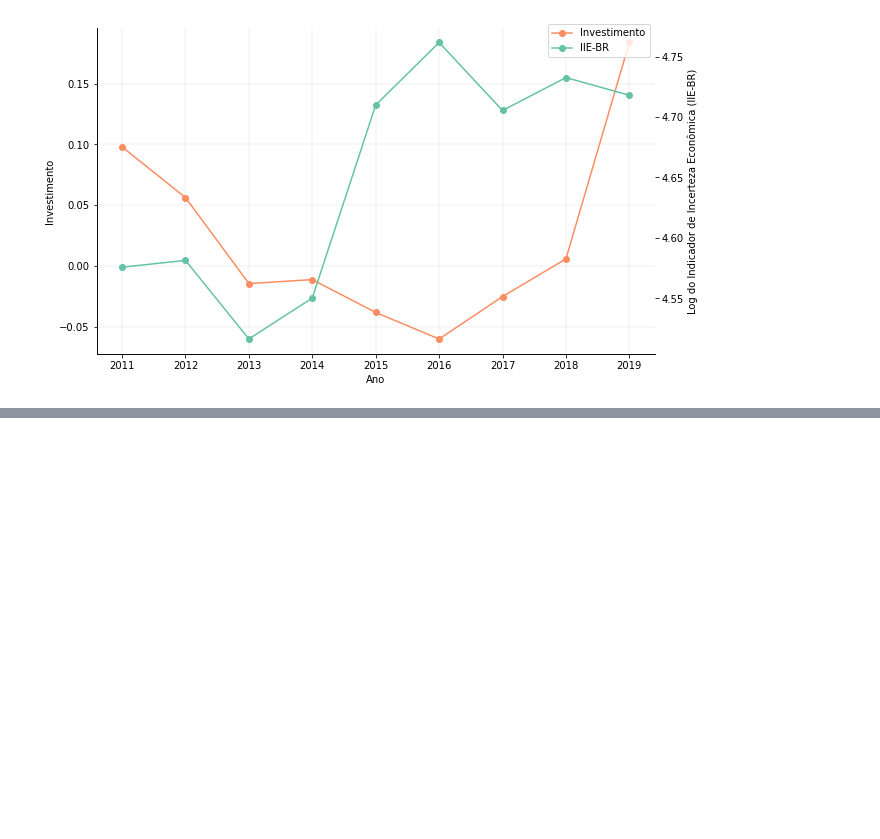
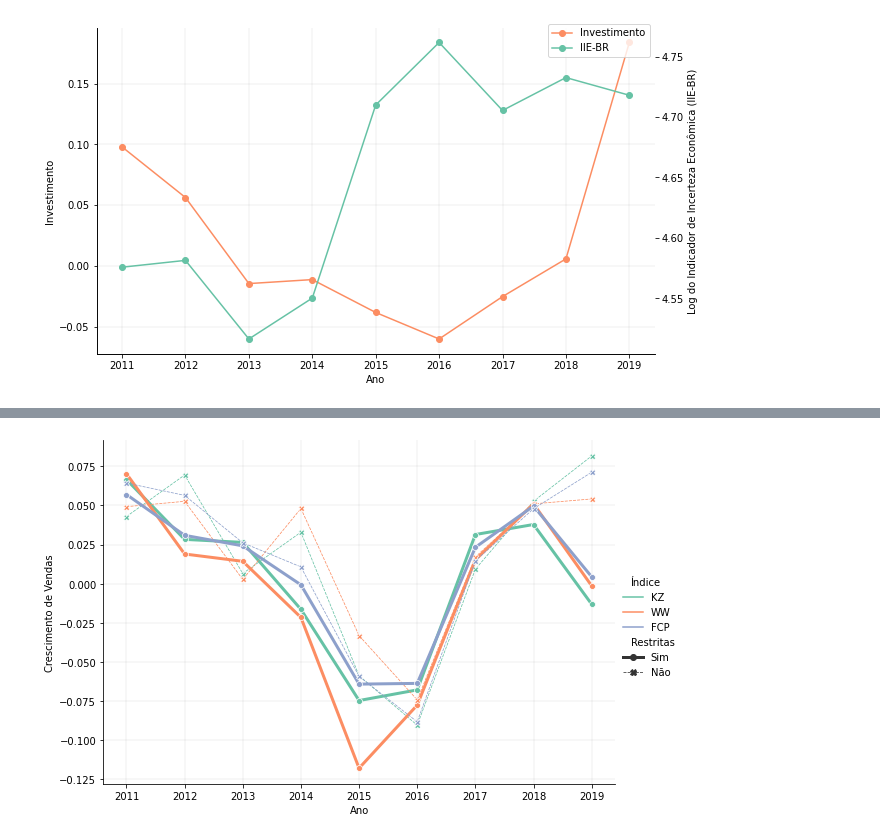
Before and after one commit to Renatochaz/economic_policy_uncertainty, a Jupyter notebook: py_files/graph_v2.ipynb, the cells around one changed output, grey strips where cells are left out. Cells and saved outputs as stored; diff of their text form; code cells hidden in the pictures; blank space fills up the shorter version.

```diff
--- a/py_files/graph_v2.ipynb
+++ b/py_files/graph_v2.ipynb
@@ -199,0 +209,13 @@ plt.show()
+# %%
+sns.relplot(
+    data=inv_test, kind='line',
+    x='Ano', y='Crescimento de Vendas',
+    hue='Índice', style='Restritas',
+    size='Restritas', palette='Set2',
+    legend='brief', markers=True,
+    aspect=1.5, height=5.5,
+    facet_kws=dict(sharex=False))
+plt.grid(color='grey', linestyle='-', linewidth=0.25, alpha=0.5)
+plt.show()
+# %% [output]
+[figure, added]
```
Also changed, not shown: parts of 13 cells of this notebook, 10 other files.
